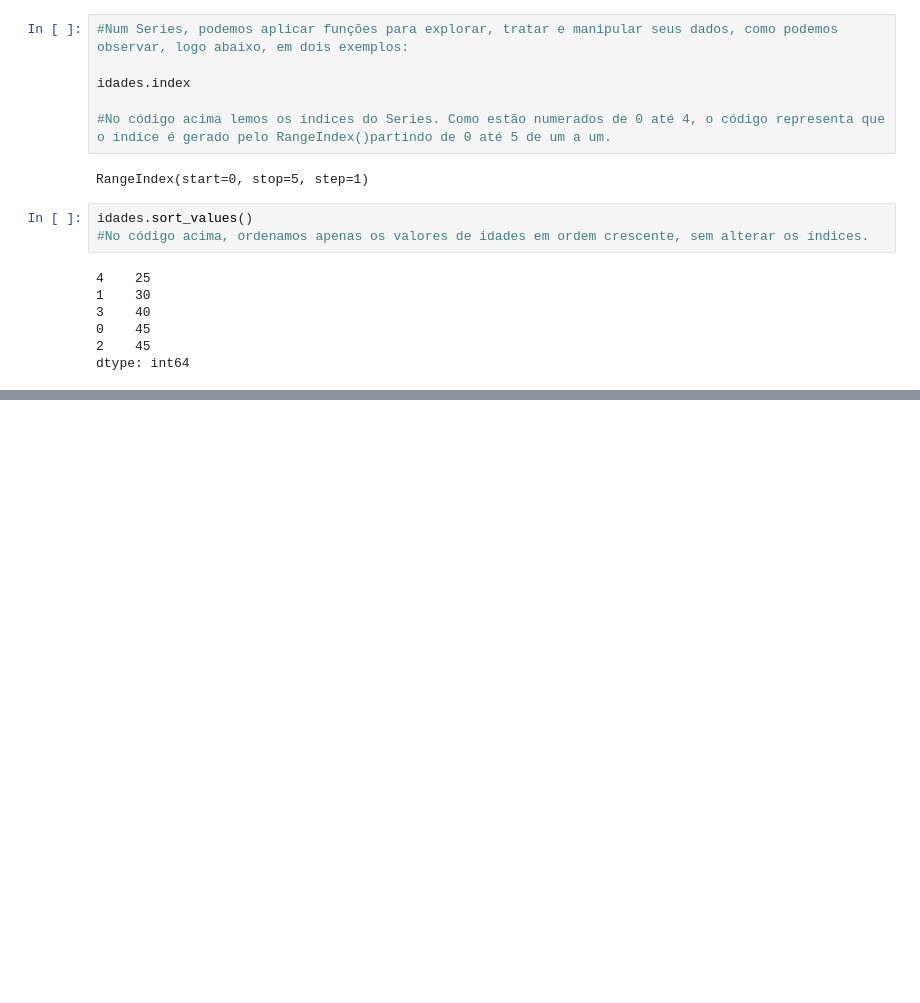
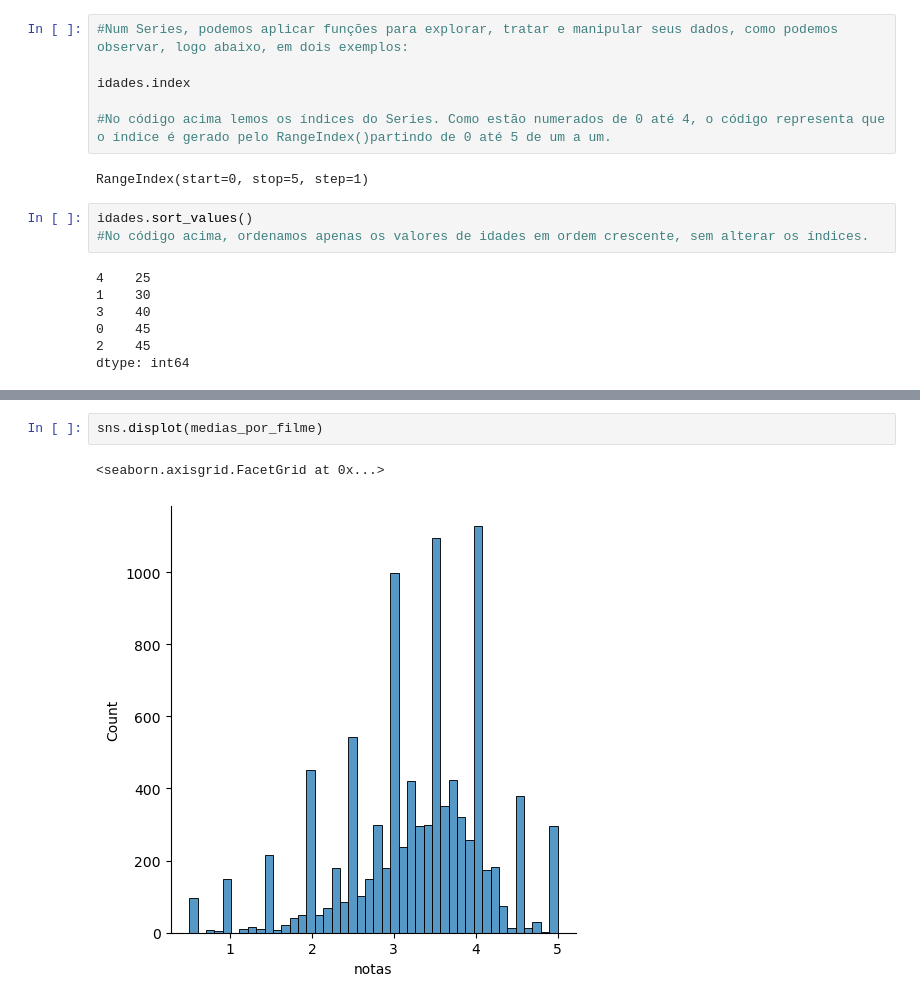
Before and after one commit to leandroclv/Python_data_science_alura, a Jupyter notebook: data_science/introd.ipynb, the cells around one changed output, grey strips where cells are left out. Saved outputs shown, nothing was run; the diff lists cells and outputs as text; blank space fills up the shorter version.

```diff
--- a/data_science/introd.ipynb
+++ b/data_science/introd.ipynb
@@ -213,0 +373,5 @@ dtype: int64
+# %%
+sns.displot(medias_por_filme)
+# %% [output]
+<seaborn.axisgrid.FacetGrid at 0x...>
+[figure, added]
```
Also changed, not shown: parts of 26 cells of this notebook, 2 other files.
